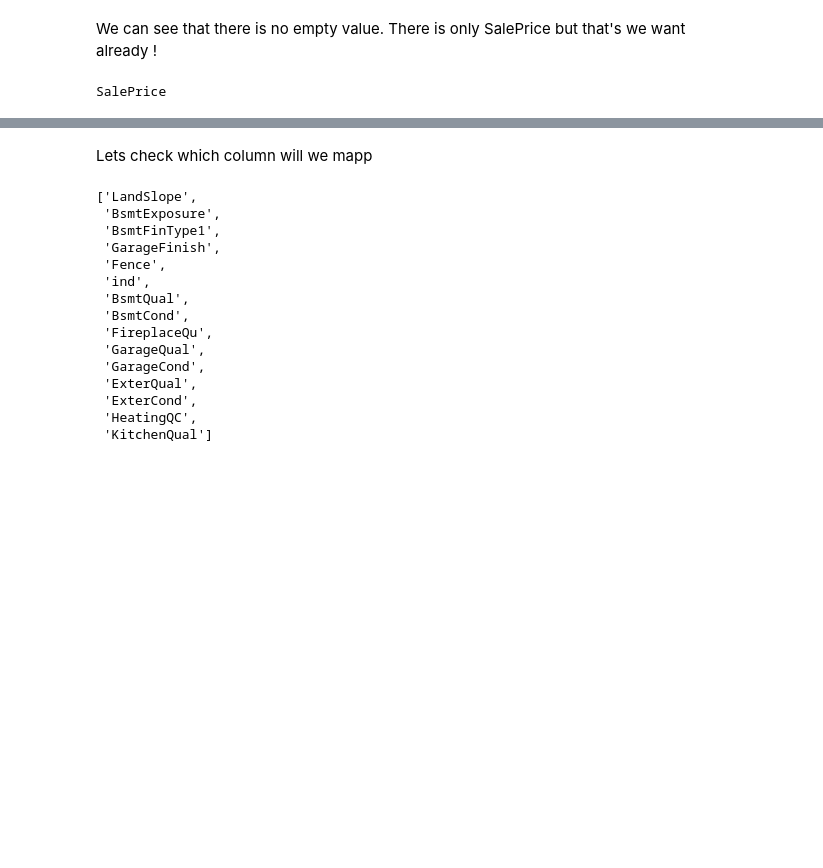
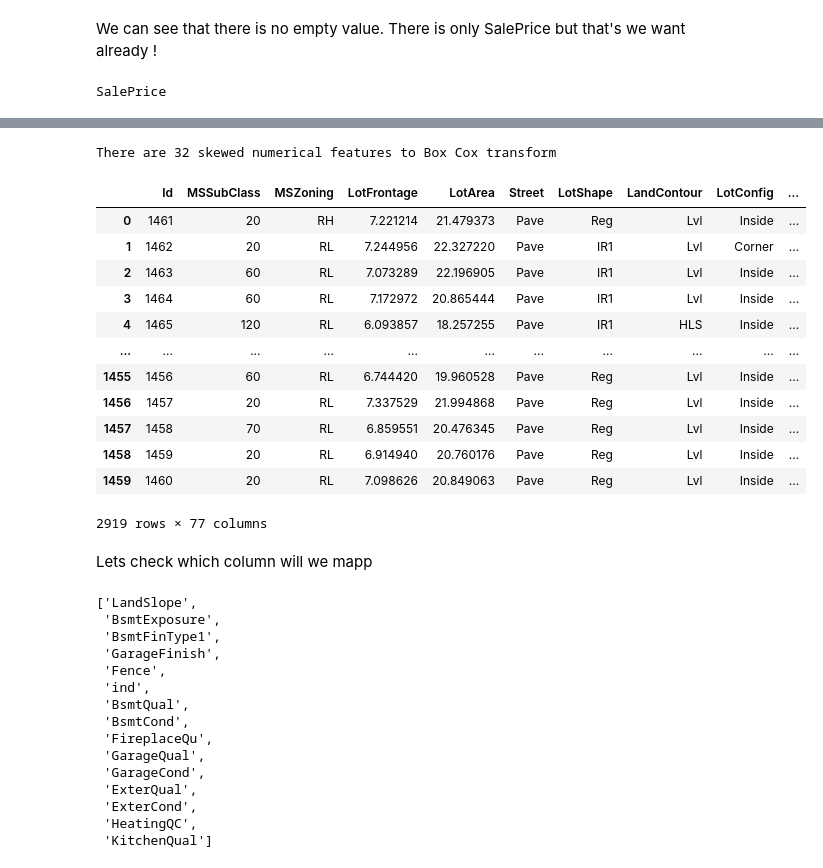
Before and after one commit to BilalDurmus08/house-prices-DS, a Jupyter notebook: end-to-end-house-price.ipynb, the cells around one changed output, grey strips where cells are left out. Saved outputs shown, nothing was run; the diff lists cells and outputs as text; code cells hidden in the pictures; blank space fills up the shorter version.

```diff
--- a/end-to-end-house-price.ipynb
+++ b/end-to-end-house-price.ipynb
@@ -526,3 +544,31 @@ SalePrice
+# %%
+skewness = skewness[abs(skewness) > 0.75]
+print("There are {} skewed numerical features to Box Cox transform".format(skewness.shape[0]))
+
+from scipy.special import boxcox1p
+skewed_features = skewness.index
+lam = 0.15
+for feat in skewed_features:
+    df_total[feat] = boxcox1p(df_total[feat], lam)
+    df_total[feat] += 1
+# %% [output]
+There are 32 skewed numerical features to Box Cox transform
+# %%
+df_total
+# %% [output]
+|  | Id | MSSubClass | MSZoning | LotFrontage | LotArea | Street | LotShape | LandContour | LotConfig | ... |
+| 0 | 1461 | 20 | RH | 7.221214 | 21.479373 | Pave | Reg | Lvl | Inside | ... |
+| 1 | 1462 | 20 | RL | 7.244956 | 22.327220 | Pave | IR1 | Lvl | Corner | ... |
+| 2 | 1463 | 60 | RL | 7.073289 | 22.196905 | Pave | IR1 | Lvl | Inside | ... |
+| 3 | 1464 | 60 | RL | 7.172972 | 20.865444 | Pave | IR1 | Lvl | Inside | ... |
+| 4 | 1465 | 120 | RL | 6.093857 | 18.257255 | Pave | IR1 | HLS | Inside | ... |
+| ... | ... | ... | ... | ... | ... | ... | ... | ... | ... | ... |
+| 1455 | 1456 | 60 | RL | 6.744420 | 19.960528 | Pave | Reg | Lvl | Inside | ... |
+| 1456 | 1457 | 20 | RL | 7.337529 | 21.994868 | Pave | Reg | Lvl | Inside | ... |
+| 1457 | 1458 | 70 | RL | 6.859551 | 20.476345 | Pave | Reg | Lvl | Inside | ... |
+| 1458 | 1459 | 20 | RL | 6.914940 | 20.760176 | Pave | Reg | Lvl | Inside | ... |
+| 1459 | 1460 | 20 | RL | 7.098626 | 20.849063 | Pave | Reg | Lvl | Inside | ... |
+2919 rows × 77 columns
 # %% [markdown]
 Lets check which column will we mapp
 # %%
```
Also changed, not shown: parts of 24 cells of this notebook.
